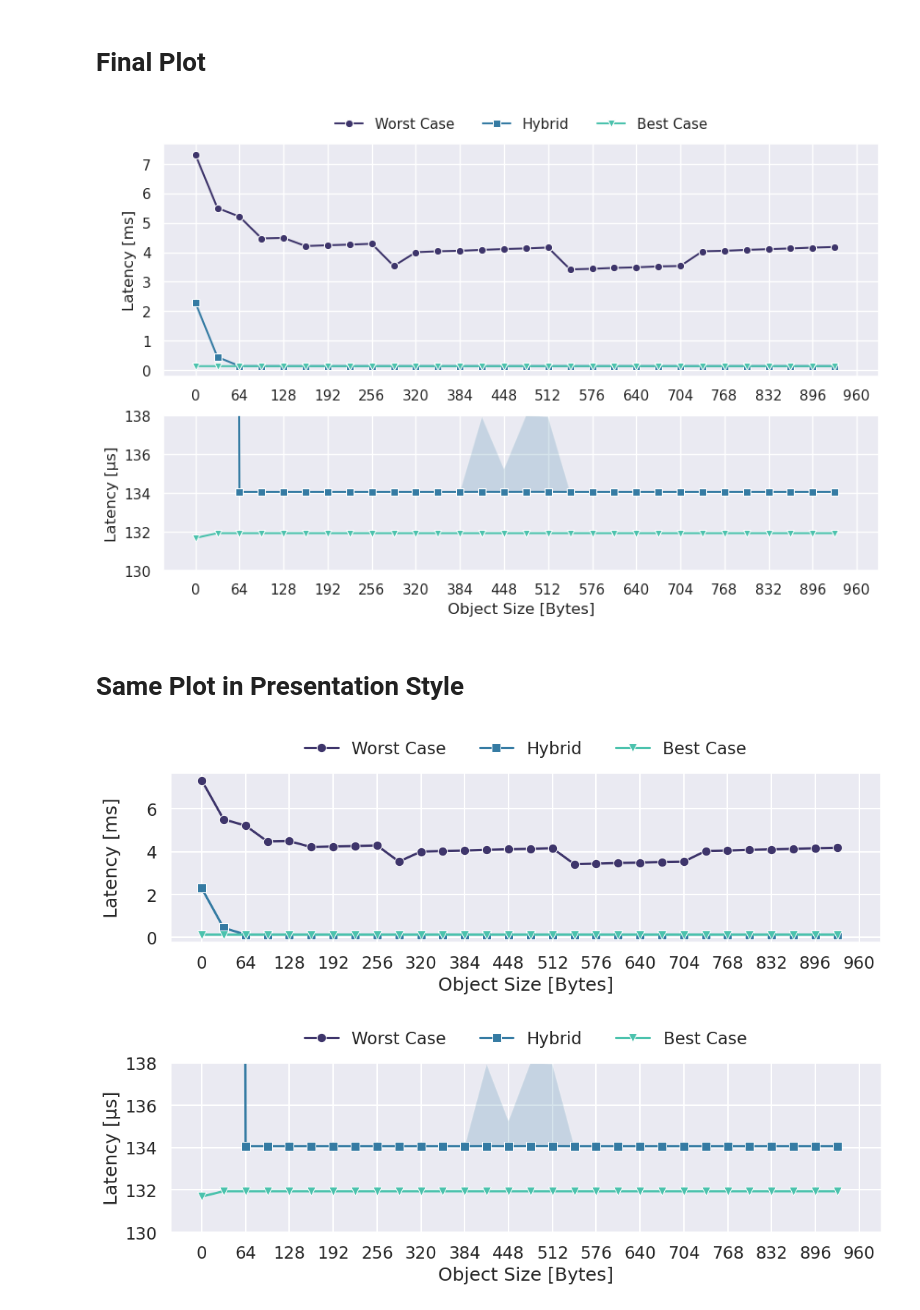
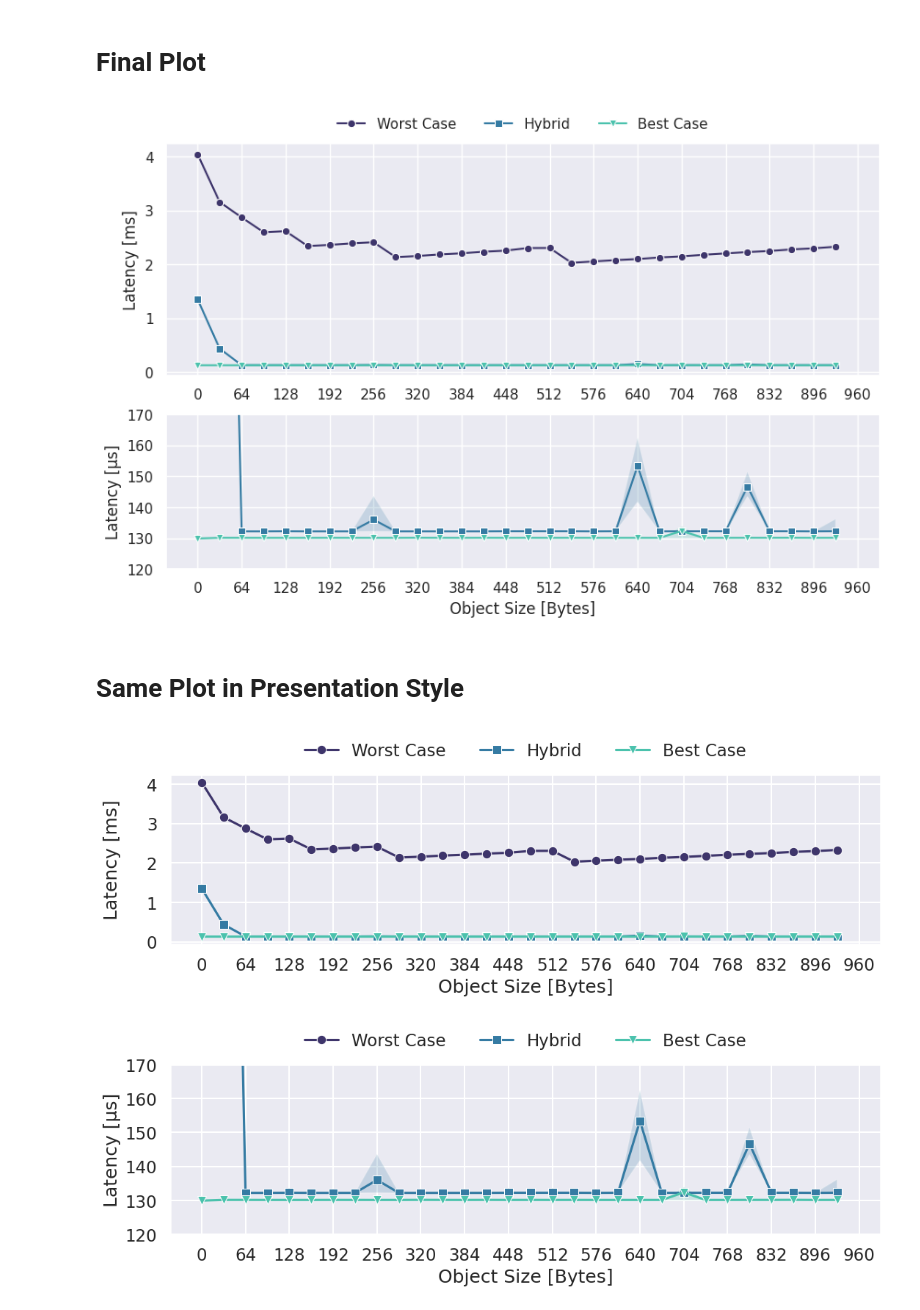
Before and after one commit to markus-gerber/vnv-heap, a Jupyter notebook: zephyr/vnv_heap_benchmark/analysis/deallocate.ipynb, the cells around one changed output. Drawn from its saved outputs; the diff is of its cells as text; code cells hidden in the pictures.

```diff
--- a/zephyr/vnv_heap_benchmark/analysis/deallocate.ipynb
+++ b/zephyr/vnv_heap_benchmark/analysis/deallocate.ipynb
@@ -2,7 +2,7 @@
 # Allocate Benchmarks
 # %%
 # select measurement file
-file_name = "../output/2024-08-28 09-53-03 full.json"
+file_name = "../output/2024-11-07 18-25-43 full.json"
 
 # select style options
 grey_fill_between = False
@@ -191,13 +191,13 @@ set_grid(64, max(deallocate_min["options.object_size"].max(), deallocate_max["op
 
 ax.set_xlabel("Object Size [Bytes]")
 ax.set_ylabel(f"Latency [{unit}]")
-ax.set_ylim(bottom=130, top=138)
+ax.set_ylim(bottom=120, top=170)
 ax.get_legend().remove()
 
 
 save_plot("deallocate", save_asset=True)
 # %% [output]
-[figure, old version]
+[figure, new version]
 # %% [markdown]
 # Same Plot in Presentation Style
 # %%
@@ -257,7 +257,7 @@ ax.set_ylabel(f"Latency [{unit}]", labelpad=25)
 
 plt.savefig(f"../figures/deallocate_presentation_1.pdf", bbox_inches='tight', facecolor='#fafafa')
 # %% [output]
-[figure, old version]
+[figure, new version]
 # %%
 from util.plot import set_grid, save_plot, set_theme
 from util.convert import scale_data
@@ -287,32 +287,32 @@ if enable_storage_reference and len(storage_write) != 0:
     storage_write_scaled = scale_data(storage_write, unit)
     sns.lineplot(ax=ax, x=storage_write_scaled["options.object_size"], y=storage_write_scaled["mean"], label="Raw Write", markers=["o"], marker="X", color="#aaaaaa")
 
 
 if len(deallocate_case1) != 0:
     deallocate_case1_scaled = scale_data(deallocate_case1, unit)
     sns.lineplot(ax=ax, x=deallocate_case1_scaled["options.object_size"], y=deallocate_case1_scaled["mean"], label="Hybrid", markers=["o"], marker="s")
     ax.fill_between(deallocate_case1_scaled["options.object_size"], deallocate_case1_scaled["min"], deallocate_case1_scaled["max"], alpha=0.2, **fill_between_args)
 
 
 if len(deallocate_min) != 0:
     deallocate_min_scaled = scale_data(deallocate_min, unit)
     sns.lineplot(ax=ax, x=deallocate_min_scaled["options.object_size"], y=deallocate_min_scaled["mean"], label="Best Case", markers=["o"], marker="v")
     ax.fill_between(deallocate_min_scaled["options.object_size"], deallocate_min_scaled["min"], deallocate_min_scaled["max"], alpha=0.2, **fill_between_args)
 
 if enable_storage_reference:
     handles, labels = plt.gca().get_legend_handles_labels()
     handles.append(handles.pop(0))
     labels.append(labels.pop(0))
     ax.legend(handles, labels, loc = "lower center", bbox_to_anchor=(.5, 1), ncol=len(ax.legend().get_lines()), title=None, frameon=False)
 else:
     ax.legend(loc = "lower center", bbox_to_anchor=(.5, 1), ncol=len(ax.legend().get_lines()), title=None, frameon=False)
 
 set_grid(64, max(deallocate_min["options.object_size"].max(), deallocate_max["options.object_size"].max()), ax)
 
 ax.set_xlabel("Object Size [Bytes]")
 ax.set_ylabel(f"Latency [{unit}]")
-ax.set_ylim(bottom=130, top=138)
+ax.set_ylim(bottom=120, top=170)
 
 plt.savefig(f"../figures/deallocate_presentation_2.pdf", bbox_inches='tight', facecolor='#fafafa')
 # %% [output]
-[figure, old version]
+[figure, new version]
```
Also changed, not shown: parts of 3 cells of this notebook, 15 other files.
